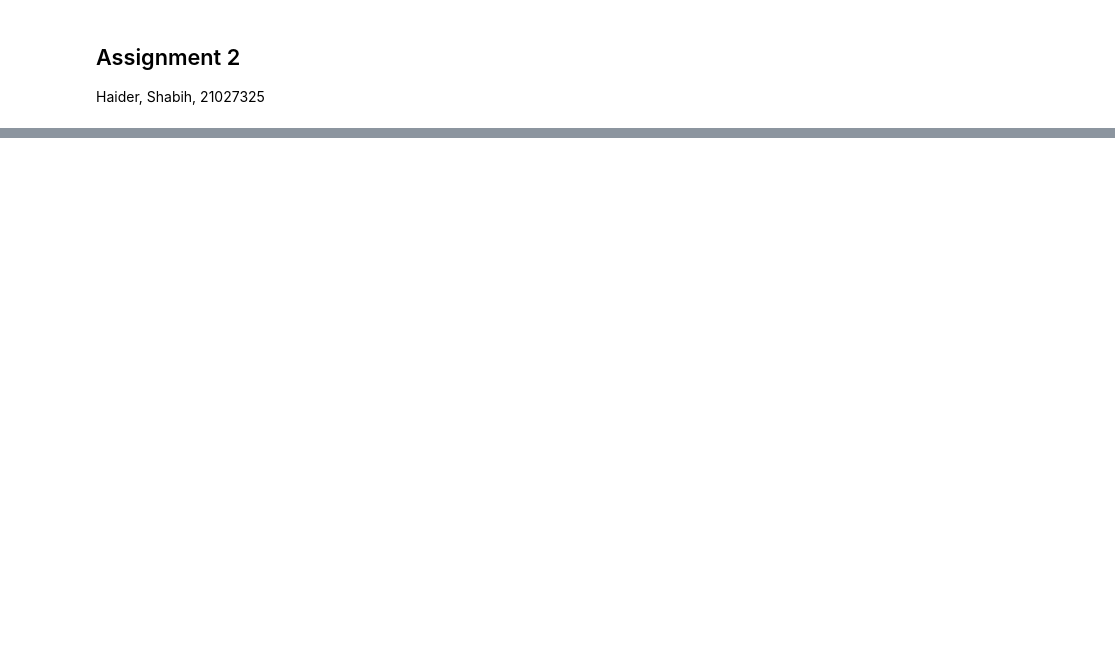
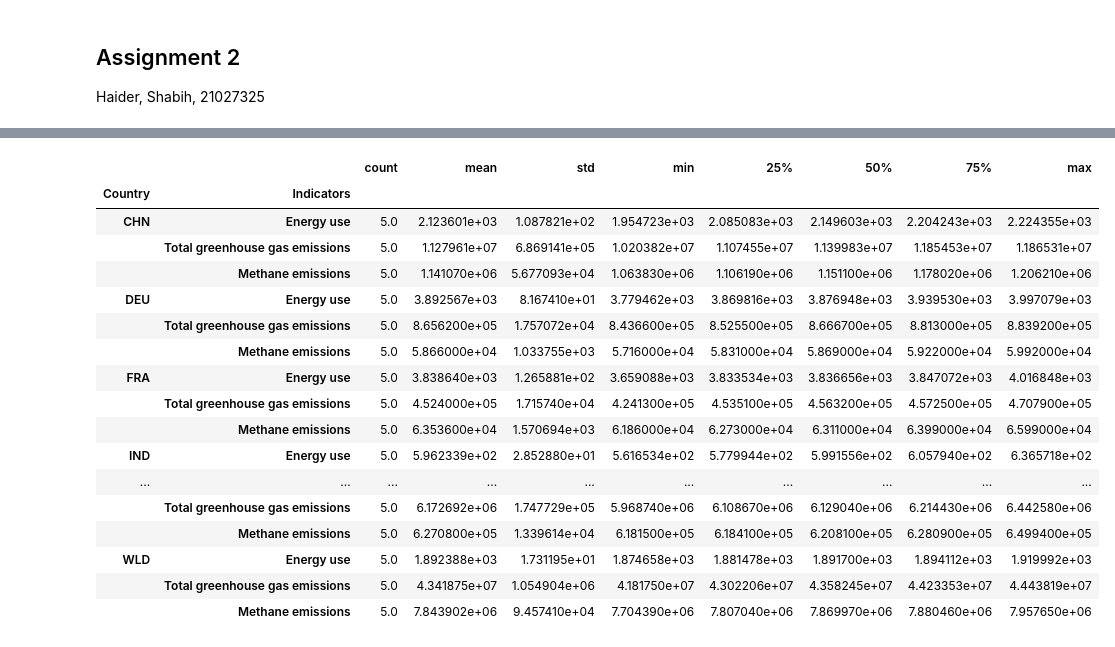
Before and after one commit to shabihulhaider/UH-ADS1, a Jupyter notebook: Assignment 2/Assignment_2_Haider_21027325.ipynb, the cells around one changed output, grey strips where cells are left out. Cells and saved outputs as stored; diff of their text form; code cells hidden in the pictures; blank space fills up the shorter version.

Commit message:
analysis

```diff
--- a/Assignment 2/Assignment_2_Haider_21027325.ipynb
+++ b/Assignment 2/Assignment_2_Haider_21027325.ipynb
@@ -108 +113,23 @@ Done
+# %%
+# Some statistical information about the data. Statistical analysis is performed on all years.
+df_2.groupby(['Country', 'Indicators'], axis = 1).describe()
+# %% [output]
+|  |  | count | mean | std | min | 25% | 50% | 75% | max |
+| Country | Indicators |  |  |  |  |  |  |  |  |
+| CHN | Energy use | 5.0 | 2.123601e+03 | 1.087821e+02 | 1.954723e+03 | 2.085083e+03 | 2.149603e+03 | 2.204243e+03 | 2.224355e+03 |
+|  | Total greenhouse gas emissions | 5.0 | 1.127961e+07 | 6.869141e+05 | 1.020382e+07 | 1.107455e+07 | 1.139983e+07 | 1.185453e+07 | 1.186531e+07 |
+|  | Methane emissions | 5.0 | 1.141070e+06 | 5.677093e+04 | 1.063830e+06 | 1.106190e+06 | 1.151100e+06 | 1.178020e+06 | 1.206210e+06 |
+| DEU | Energy use | 5.0 | 3.892567e+03 | 8.167410e+01 | 3.779462e+03 | 3.869816e+03 | 3.876948e+03 | 3.939530e+03 | 3.997079e+03 |
+|  | Total greenhouse gas emissions | 5.0 | 8.656200e+05 | 1.757072e+04 | 8.436600e+05 | 8.525500e+05 | 8.666700e+05 | 8.813000e+05 | 8.839200e+05 |
+|  | Methane emissions | 5.0 | 5.866000e+04 | 1.033755e+03 | 5.716000e+04 | 5.831000e+04 | 5.869000e+04 | 5.922000e+04 | 5.992000e+04 |
+| FRA | Energy use | 5.0 | 3.838640e+03 | 1.265881e+02 | 3.659088e+03 | 3.833534e+03 | 3.836656e+03 | 3.847072e+03 | 4.016848e+03 |
+|  | Total greenhouse gas emissions | 5.0 | 4.524000e+05 | 1.715740e+04 | 4.241300e+05 | 4.535100e+05 | 4.563200e+05 | 4.572500e+05 | 4.707900e+05 |
+|  | Methane emissions | 5.0 | 6.353600e+04 | 1.570694e+03 | 6.186000e+04 | 6.273000e+04 | 6.311000e+04 | 6.399000e+04 | 6.599000e+04 |
+| IND | Energy use | 5.0 | 5.962339e+02 | 2.852880e+01 | 5.616534e+02 | 5.779944e+02 | 5.991556e+02 | 6.057940e+02 | 6.365718e+02 |
+| ... | ... | ... | ... | ... | ... | ... | ... | ... | ... |
+|  | Total greenhouse gas emissions | 5.0 | 6.172692e+06 | 1.747729e+05 | 5.968740e+06 | 6.108670e+06 | 6.129040e+06 | 6.214430e+06 | 6.442580e+06 |
+|  | Methane emissions | 5.0 | 6.270800e+05 | 1.339614e+04 | 6.181500e+05 | 6.184100e+05 | 6.208100e+05 | 6.280900e+05 | 6.499400e+05 |
+| WLD | Energy use | 5.0 | 1.892388e+03 | 1.731195e+01 | 1.874658e+03 | 1.881478e+03 | 1.891700e+03 | 1.894112e+03 | 1.919992e+03 |
+|  | Total greenhouse gas emissions | 5.0 | 4.341875e+07 | 1.054904e+06 | 4.181750e+07 | 4.302206e+07 | 4.358245e+07 | 4.423353e+07 | 4.443819e+07 |
+|  | Methane emissions | 5.0 | 7.843902e+06 | 9.457410e+04 | 7.704390e+06 | 7.807040e+06 | 7.869970e+06 | 7.880460e+06 | 7.957650e+06 |
 # %%
```
Also changed, not shown: parts of 6 cells of this notebook, 13 other files.
